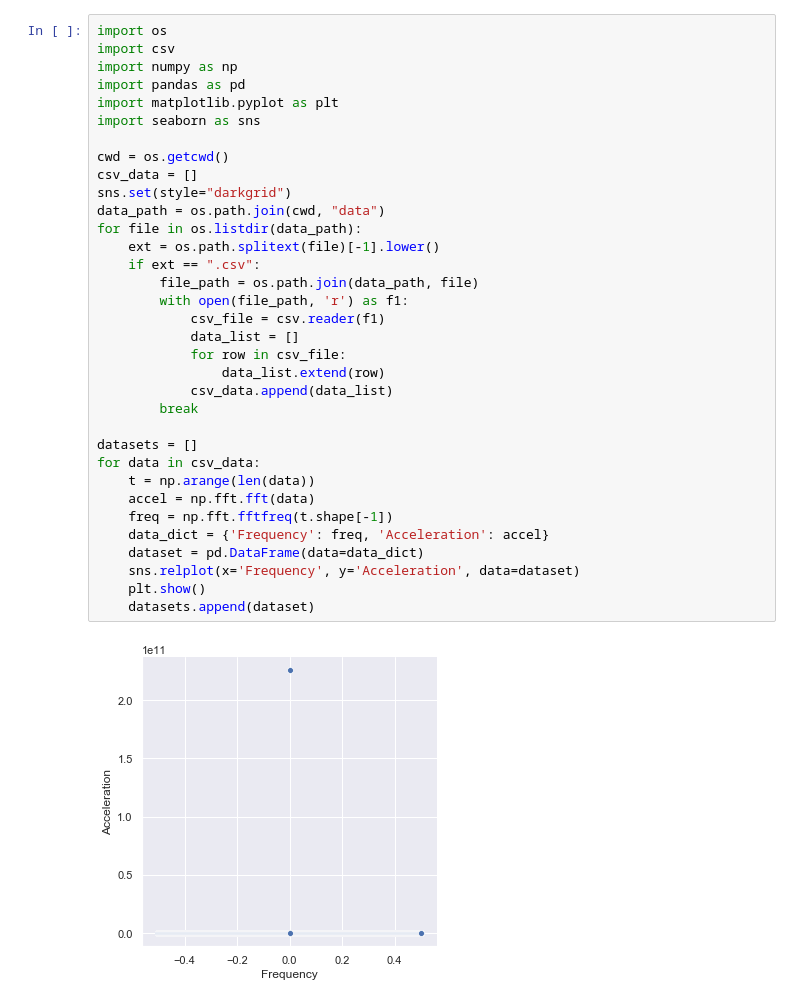
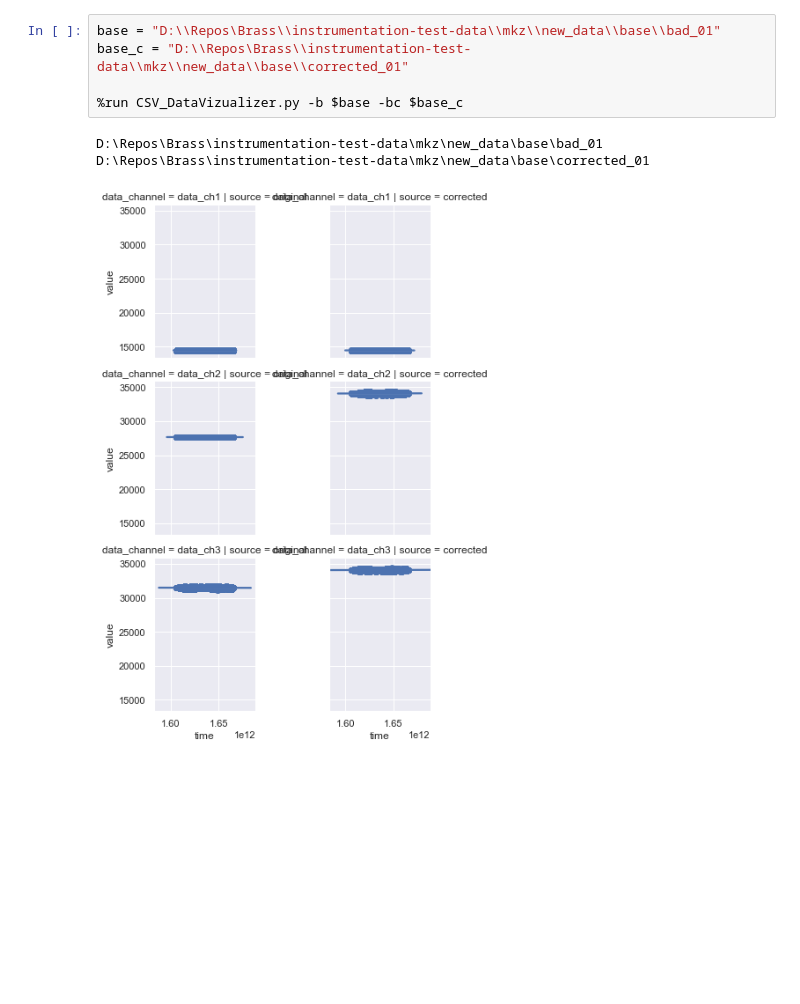
Before and after one commit to darpa-brass/challenge-problems, a Jupyter notebook: Scenarios/FlightTesting/Utilities/DataVizualizer/Brass_Workshop_Notebook.ipynb, the cells around one changed output. Saved outputs shown, nothing was run; the diff lists cells and outputs as text; blank space fills up the shorter version.

Commit message:
Updated plots to appear in one figure. Updated notebook to use current scripts.

```diff
--- a/Scenarios/FlightTesting/Utilities/DataVizualizer/Brass_Workshop_Notebook.ipynb
+++ b/Scenarios/FlightTesting/Utilities/DataVizualizer/Brass_Workshop_Notebook.ipynb
@@ -1,36 +1,9 @@
-# %%
-import os
-import csv
-import numpy as np
-import pandas as pd
-import matplotlib.pyplot as plt
-import seaborn as sns
-
-cwd = os.getcwd()
-csv_data = []
-sns.set(style="darkgrid")
-data_path = os.path.join(cwd, "data")
-for file in os.listdir(data_path):
-    ext = os.path.splitext(file)[-1].lower()
-    if ext == ".csv":
-        file_path = os.path.join(data_path, file)
-        with open(file_path, 'r') as f1:
-            csv_file = csv.reader(f1)
-            data_list = []
-            for row in csv_file:
-                data_list.extend(row)
-            csv_data.append(data_list)
-        break
-
-datasets = []
-for data in csv_data:
-    t = np.arange(len(data))
-    accel = np.fft.fft(data)
-    freq = np.fft.fftfreq(t.shape[-1])
-    data_dict = {'Frequency': freq, 'Acceleration': accel}
-    dataset = pd.DataFrame(data=data_dict)
-    sns.relplot(x='Frequency', y='Acceleration', data=dataset)
-    plt.show()
-    datasets.append(dataset)
-# %% [output]
-[figure, removed]
+# %%
+base = "D:\\Repos\Brass\\instrumentation-test-data\\mkz\\new_data\\base\\bad_01"
+base_c = "D:\\Repos\Brass\\instrumentation-test-data\\mkz\\new_data\\base\\corrected_01"
+
+%run CSV_DataVizualizer.py -b $base -bc $base_c
+# %% [output]
+D:\Repos\Brass\instrumentation-test-data\mkz\new_data\base\bad_01
+D:\Repos\Brass\instrumentation-test-data\mkz\new_data\base\corrected_01
+[figure, added]
```
Also changed, not shown: 1 other file.
